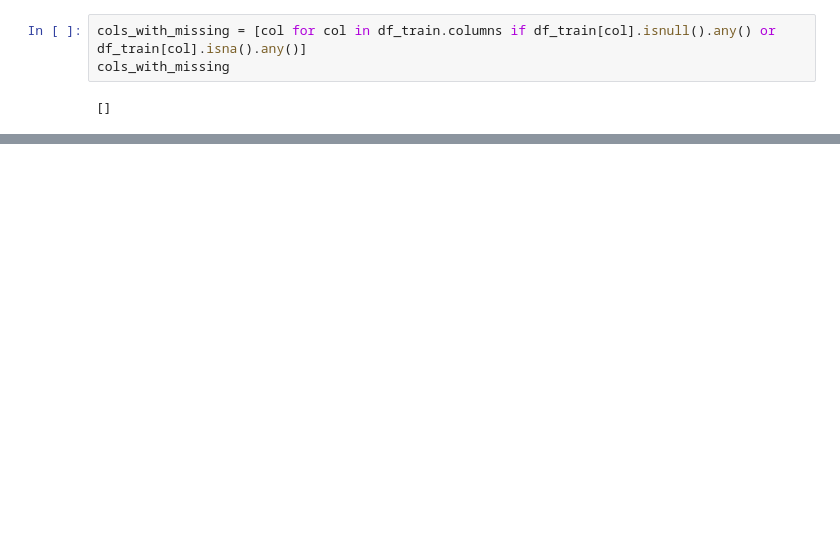
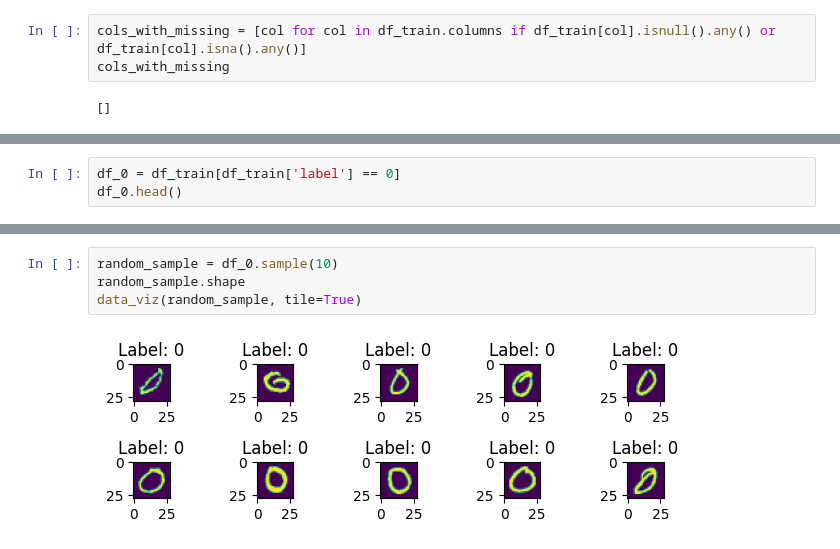
Before and after one commit to Milutin-S/kaggleCompetitions, a Jupyter notebook: Digit_Recognizer/scripts/analysis.ipynb, the cells around one changed output, grey strips where cells are left out. Cells and saved outputs as stored; diff of their text form; blank space fills up the shorter version.

```diff
--- a/Digit_Recognizer/scripts/analysis.ipynb
+++ b/Digit_Recognizer/scripts/analysis.ipynb
@@ -147,0 +152,3 @@ cols_with_missing
+# %%
+df_0 = df_train[df_train['label'] == 0]
+df_0.head()
@@ -147,0 +162,6 @@ cols_with_missing
+# %%
+random_sample = df_0.sample(10)
+random_sample.shape
+data_viz(random_sample, tile=True)
+# %% [output]
+[figure, added]
```
Also changed, not shown: parts of 10 cells of this notebook.
